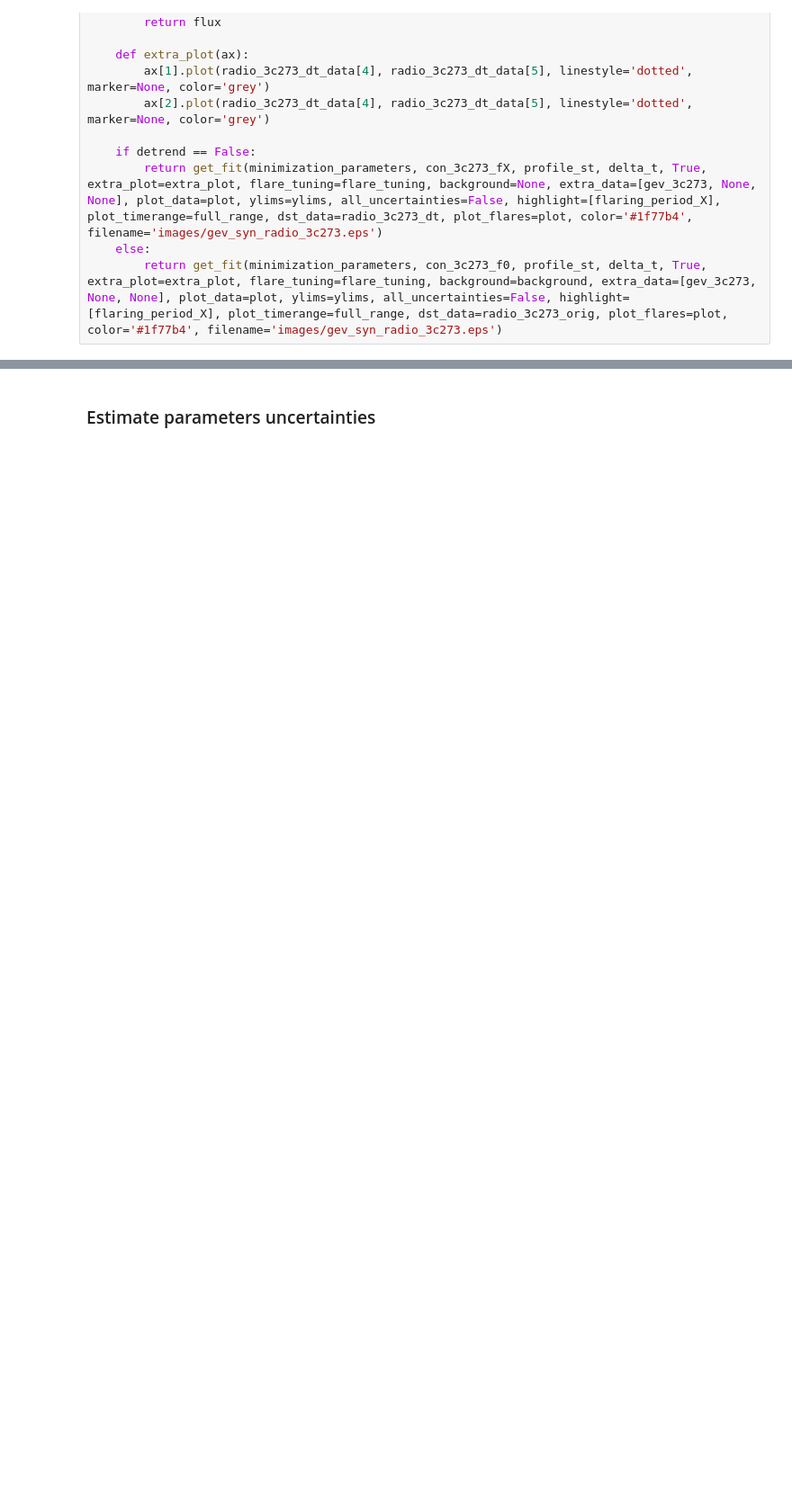
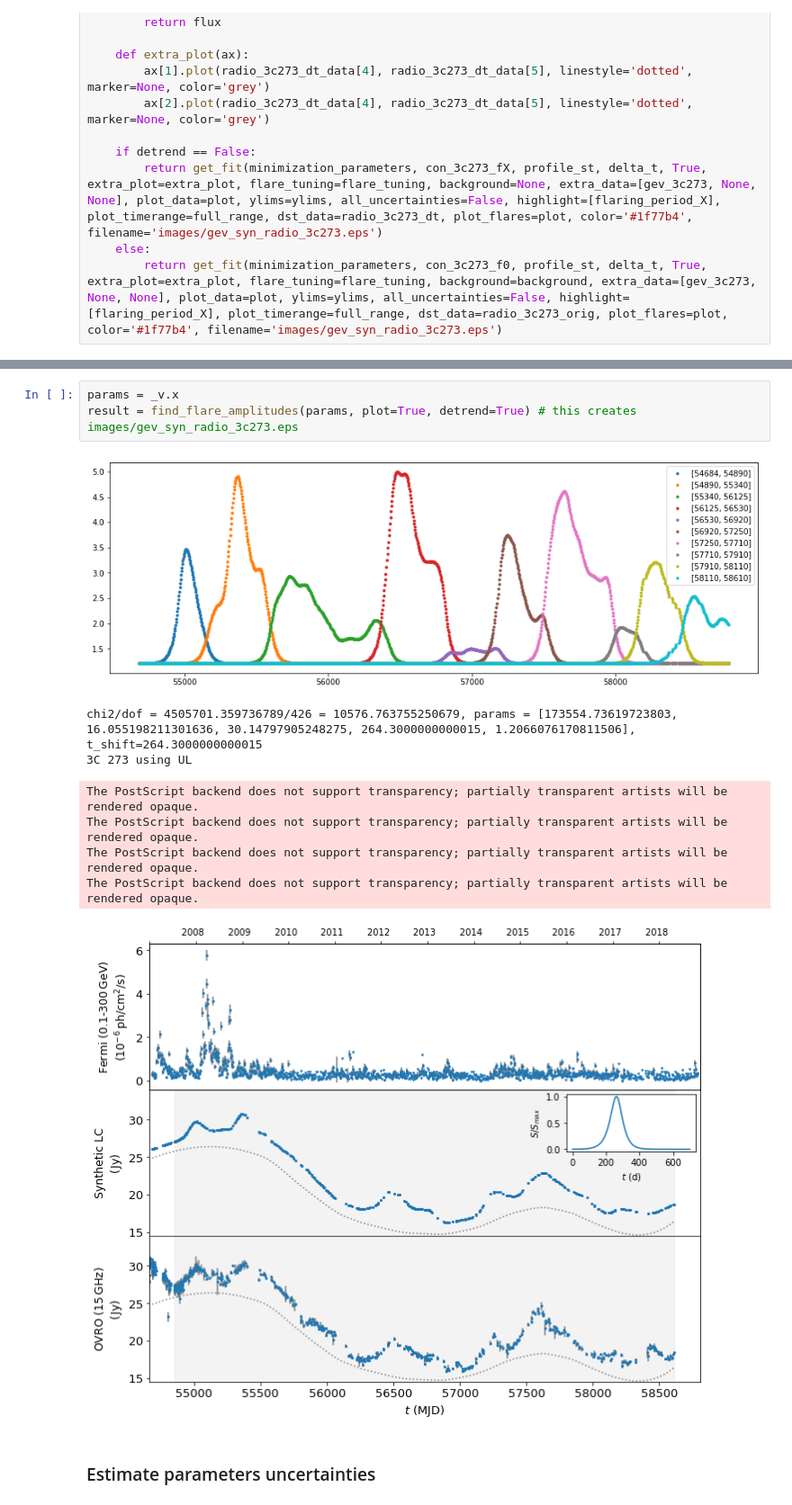
Before and after one commit to andreatramacere/adiabatic_exp_radio_gamma_delay, a Jupyter notebook: radio_gev_data_and_analysis/processing_3c273.ipynb, the cells around one changed output, grey strips where cells are left out. Shown at 90% size. Cells and saved outputs as stored; diff of their text form; blank space fills up the shorter version.

```diff
--- a/radio_gev_data_and_analysis/processing_3c273.ipynb
+++ b/radio_gev_data_and_analysis/processing_3c273.ipynb
@@ -456,6 +453,18 @@ print("Amplitude adjustments", _v.x)
 # %% [output]
 Amplitude adjustments [1.07152977 0.69063028 1.38890219 5.30627706 0.46273146 5.29185943
  2.71202831 0.88106068 3.49645145 2.41808088]
+# %%
+params = _v.x
+result = find_flare_amplitudes(params, plot=True, detrend=True) # this creates images/gev_syn_radio_3c273.eps
+# %% [output]
+[figure, added]
+chi2/dof = 4505701.359736789/426 = 10576.763755250679, params = [173554.73619723803, 16.055198211301636, 30.14797905248275, 264.3000000000015, 1.2066076170811506], t_shift=264.3000000000015
+3C 273 using UL
+The PostScript backend does not support transparency; partially transparent artists will be rendered opaque.
+The PostScript backend does not support transparency; partially transparent artists will be rendered opaque.
+The PostScript backend does not support transparency; partially transparent artists will be rendered opaque.
+The PostScript backend does not support transparency; partially transparent artists will be rendered opaque.
+[figure, added]
 # %% [markdown]
 ### Estimate parameters uncertainties
 # %%
```
Also changed, not shown: parts of 1 cell of this notebook, 1 other file.
